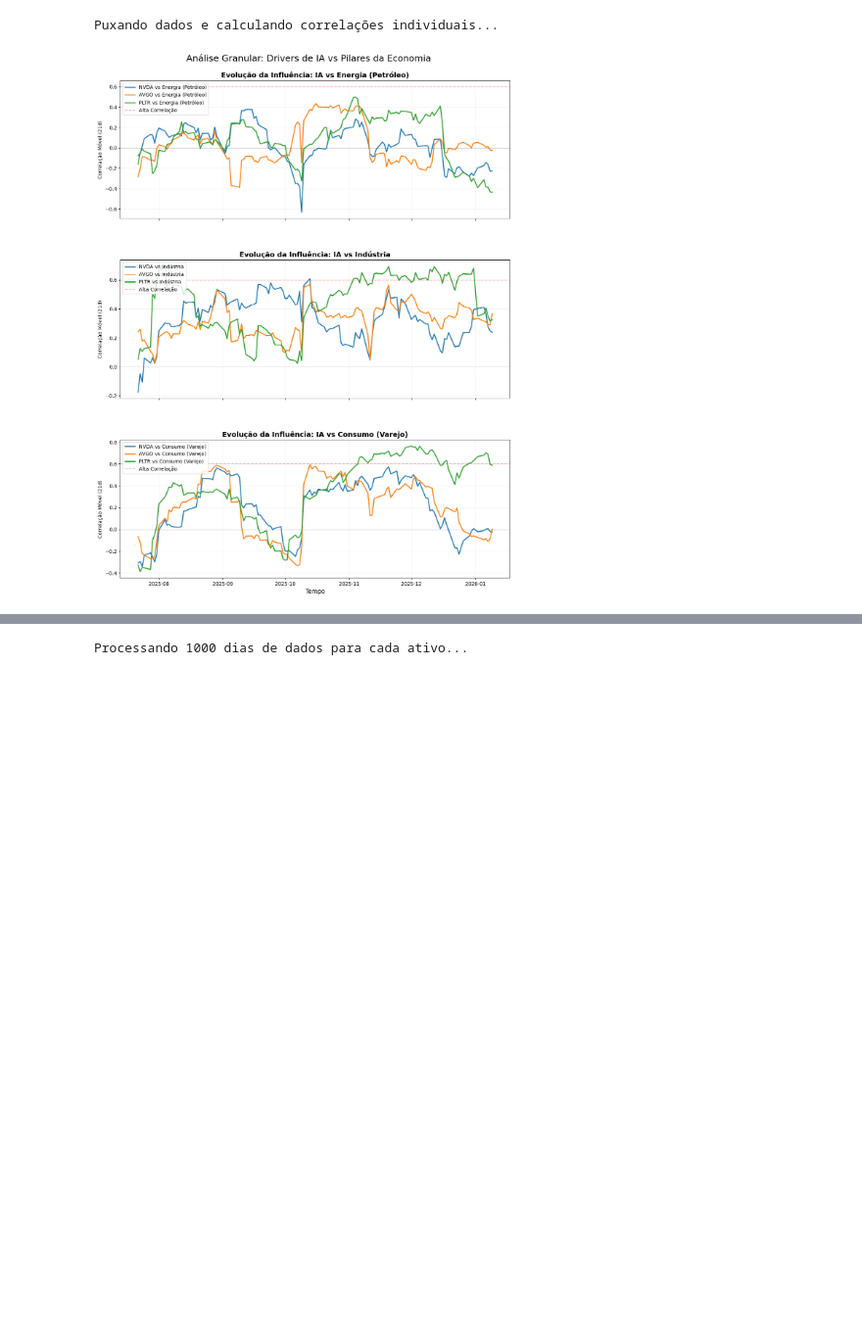
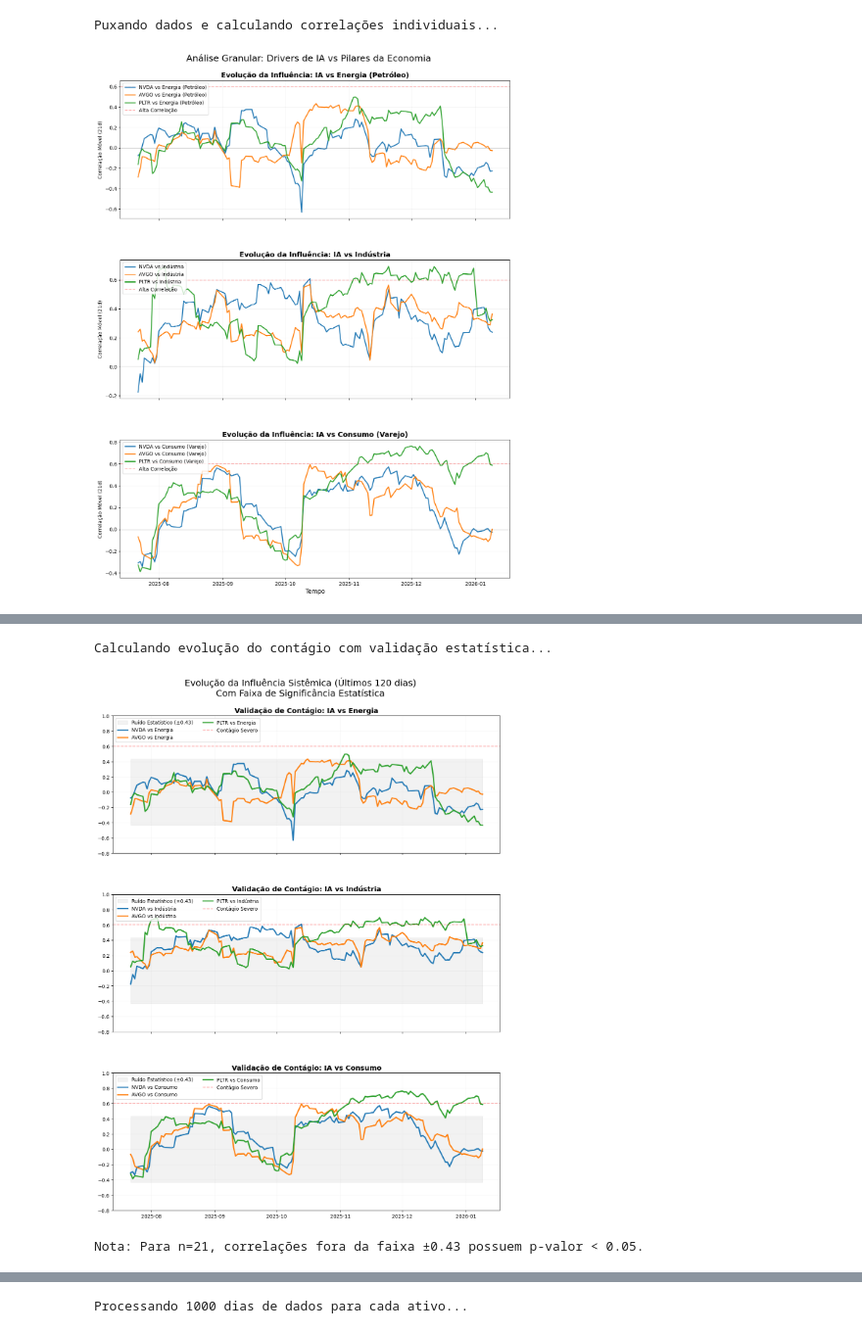
Before and after one commit to GuilhermeMP-prog/Dev.ensinaG4, a Jupyter notebook: main.ipynb, the cells around one changed output, grey strips where cells are left out. Shown at 98% size. Cells and saved outputs as stored; diff of their text form; code cells hidden in the pictures; blank space fills up the shorter version.

```diff
--- a/main.ipynb
+++ b/main.ipynb
@@ -1857,0 +1820,49 @@ Influência média da Microsoft nos setores: 0.26
+# %%
+import yfinance as yf
+import pandas as pd
+import numpy as np
+import matplotlib.pyplot as plt
+from scipy import stats
+
+# --- Setup ---
+ia_stocks = ["NVDA", "AVGO", "PLTR"]
+setores_map = {"XLE": "Energia", "XLI": "Indústria", "XLY": "Consumo"}
+tickers = ia_stocks + list(setores_map.keys())
+
+print("Calculando evolução do contágio com validação estatística...")
+df = yf.download(tickers, period="200d", auto_adjust=True, progress=False)['Close']
+returns = df.pct_change().dropna()
+
+window = 21
+# Cálculo da correlação crítica (Threshold de significância para n=21)
+confianca = 0.95
+t_crit = stats.t.ppf((1 + confianca) / 2, window - 2)
+r_crit = np.sqrt(t_crit**2 / (t_crit**2 + window - 2))
+
+# --- Plotagem ---
+fig, axes = plt.subplots(3, 1, figsize=(14, 18), sharex=True)
+plt.subplots_adjust(hspace=0.3)
+
+for i, (setor_ticker, setor_nome) in enumerate(setores_map.items()):
+    ax = axes[i]
+    # Sombra de Significância: Tudo o que estiver dentro da área cinza é ruído
+    ax.fill_between(returns.index[-120:], -r_crit, r_crit, color='gray', alpha=0.1, label=f"Ruído Estatístico (±{r_crit:.2f})")
+
+    for stock in ia_stocks:
+        corr = returns[stock].rolling(window=window).corr(returns[setor_ticker])
+        ax.plot(corr.tail(120), label=f"{stock} vs {setor_nome}", linewidth=2.5)
+
+    ax.set_title(f"Validação de Contágio: IA vs {setor_nome}", fontsize=14, fontweight='bold')
+    ax.axhline(0.6, color='red', linestyle='--', alpha=0.4, label="Contágio Severo")
+    ax.set_ylim(-0.8, 1.0)
+    ax.legend(loc='upper left', fontsize=10, ncol=2)
+    ax.grid(alpha=0.1)
+
+plt.suptitle("Evolução da Influência Sistêmica (Últimos 120 dias)\nCom Faixa de Significância Estatística", fontsize=18, y=0.94)
+plt.show()
+
+print(f"Nota: Para n={window}, correlações fora da faixa ±{r_crit:.2f} possuem p-valor < 0.05.")
+# %% [output]
+Calculando evolução do contágio com validação estatística...
+[figure, added]
+Nota: Para n=21, correlações fora da faixa ±0.43 possuem p-valor < 0.05.
```
Also changed, not shown: parts of 11 cells of this notebook.
